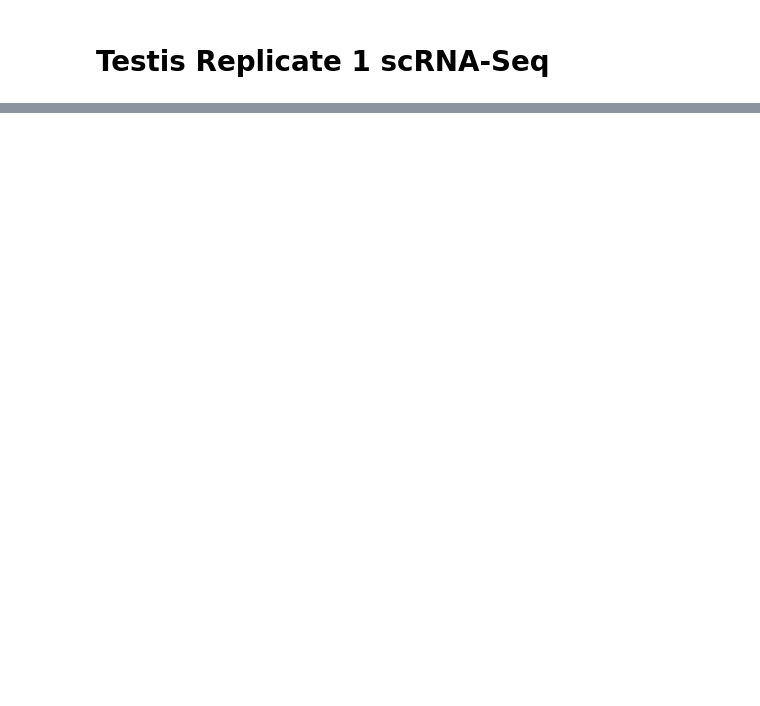
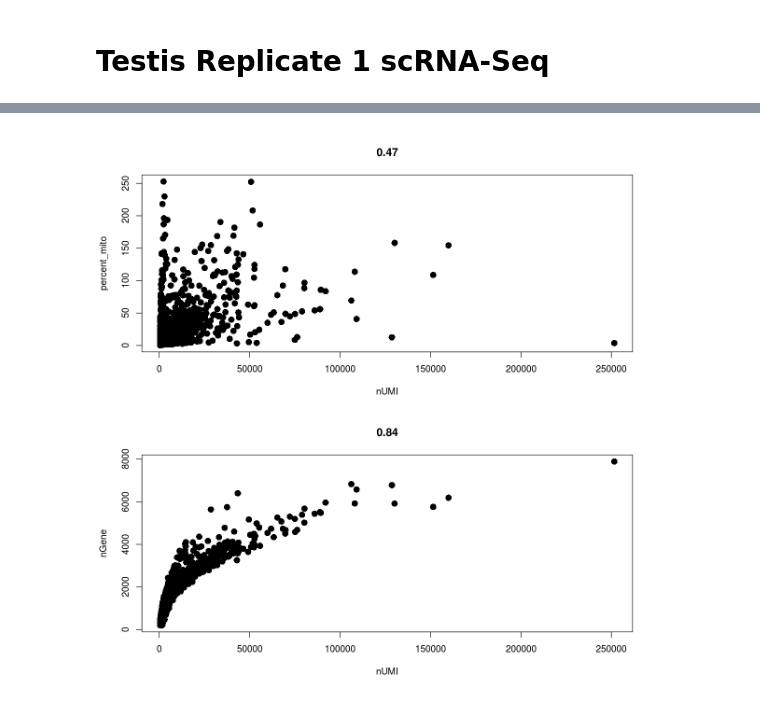
Before and after one commit to jfear/larval_gonad, a Jupyter notebook: notebook/2018-03-13_testis1_force_analysis.ipynb, the cells around one changed output, grey strips where cells are left out. Drawn from its saved outputs; the diff is of its cells as text; code cells hidden in the pictures; blank space fills up the shorter version.

```diff
--- a/notebook/2018-03-13_testis1_force_analysis.ipynb
+++ b/notebook/2018-03-13_testis1_force_analysis.ipynb
@@ -621,0 +57,6 @@ HTML(dat.to_html(classes='table table-striped'))
+# %%
+par(mfrow = c(2, 1))
+GenePlot(object = sobj, gene1 = 'nUMI', gene2 = 'percent_mito')
+GenePlot(object = sobj, gene1 = 'nUMI', gene2 = 'nGene')
+# %% [output]
+[figure, added]
```
Also changed, not shown: parts of 66 cells of this notebook, 2 other files.
